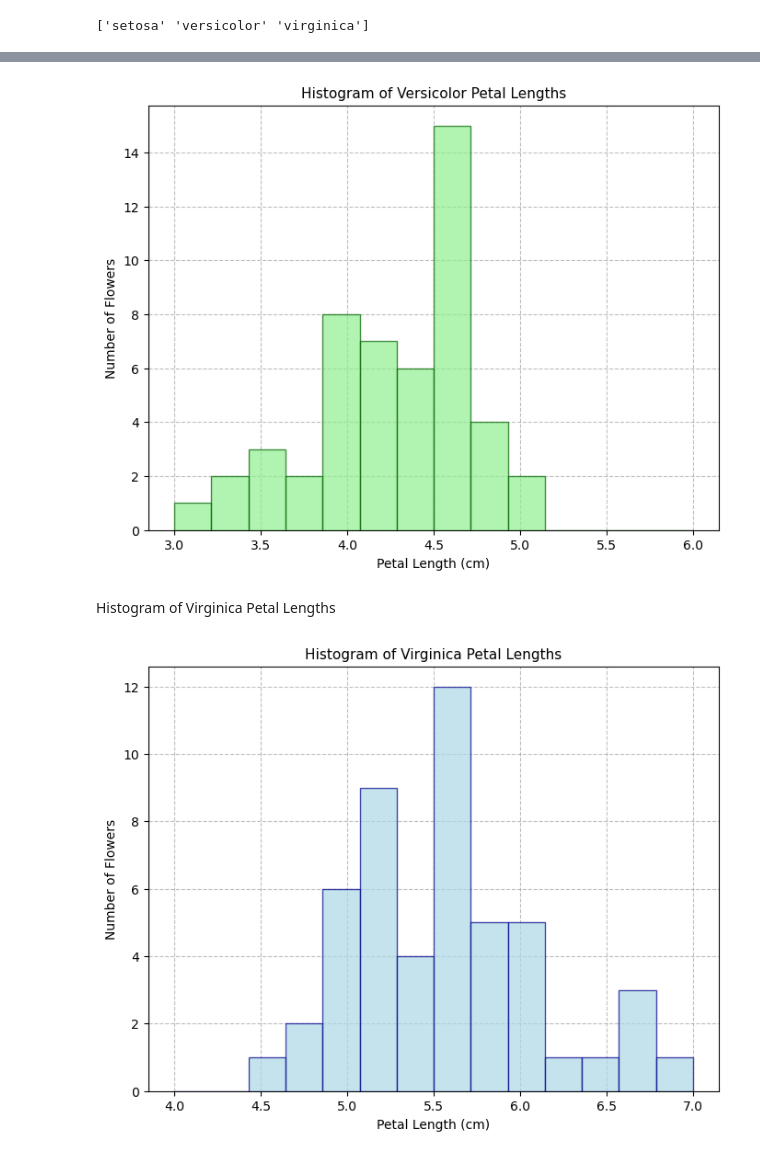
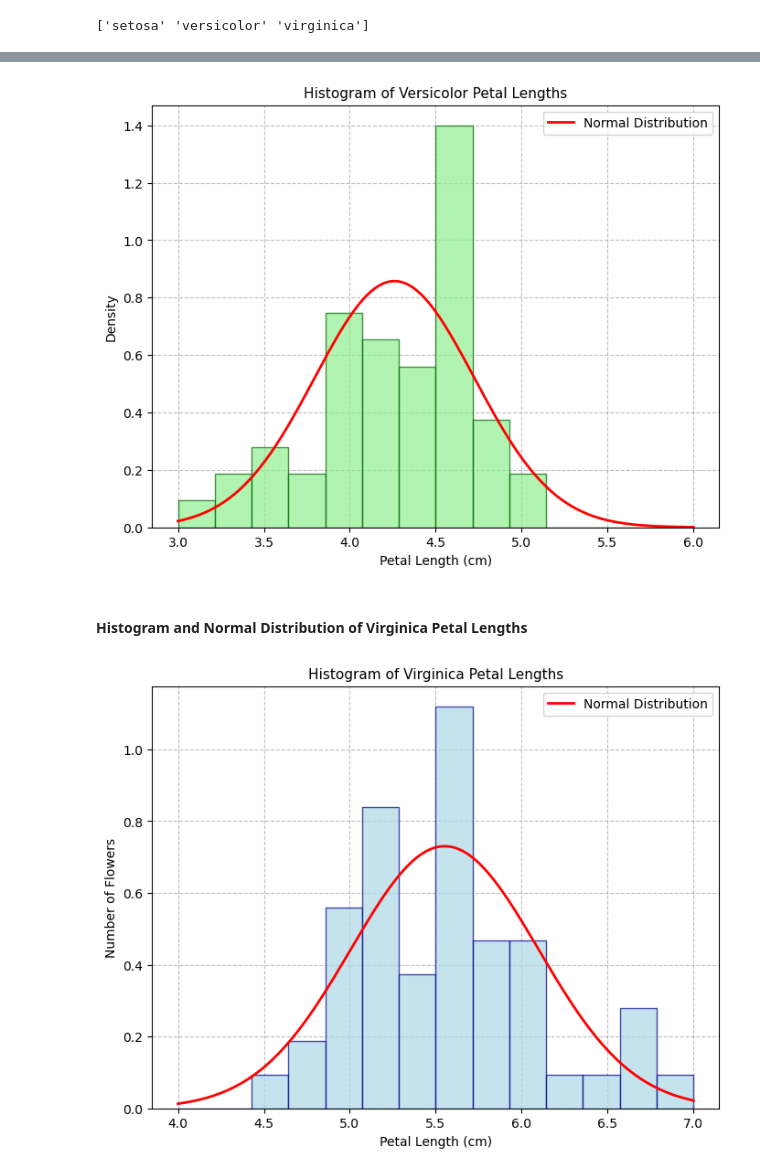
Before and after one commit to Maroua-El-Imame/applied-statistics-assessment, a Jupyter notebook: problems.ipynb, the cells around one changed output, grey strips where cells are left out. Saved outputs shown, nothing was run; the diff lists cells and outputs as text; code cells hidden in the pictures.

```diff
--- a/problems.ipynb
+++ b/problems.ipynb
@@ -181,32 +255,57 @@ Name: petal_length, dtype: float64
 # %%
+# calculate mean and standard deviation for Versicolor
+mean = np.mean(versicolor_petal_length)
+std = np.std(versicolor_petal_length)
+
 # plot a histogram showing the petal lengths of Versicolor flowers
+# Use density=True to scale the histogram for comparison with the normal distribution curve
 plt.figure(figsize=(8, 6))
-plt.hist(versicolor_petal_length, bins=np.linspace(3, 6, 15), alpha=0.7, color='lightgreen', edgecolor='darkgreen', zorder=3)
+plt.hist(versicolor_petal_length, bins=np.linspace(3, 6, 15), alpha=0.7, color='lightgreen', edgecolor='darkgreen', zorder=3, density=True)
+
+
+# surimpose normal distribution curve
+x = np.linspace(3, 6, 200)
+plt.plot(x, stats.norm.pdf(x, mean, std), color='red', linewidth=2, zorder=4, label='Normal Distribution')
+
 # label the axes and add a title
 plt.title('Histogram of Versicolor Petal Lengths', fontsize=11)
 plt.xlabel('Petal Length (cm)', fontsize=10)
-plt.ylabel('Number of Flowers', fontsize=10)
+plt.ylabel('Density', fontsize=10)
+
 # Add a grid to the plot for better readability
 plt.grid(True, color='gray', linestyle='--', alpha=0.5)
+plt.legend()
 
 # Display the plot
 plt.show()
 # %% [output]
-[figure, old version]
+[figure, new version]
 # %% [markdown]
-Histogram of Virginica Petal Lengths
+#### Histogram and Normal Distribution of Virginica Petal Lengths
 # %%
+# calculate mean and standard deviation for Virginica
+mean = np.mean(virginica_petal_length)
+std = np.std(virginica_petal_length)
+
 # plot a histogram showing the petal lengths of Virginica flowers
+# Use density=True to scale the histogram for comparison with the normal distribution curve
 plt.figure(figsize=(8, 6))
-plt.hist(virginica_petal_length, bins=np.linspace(4, 7, 15), alpha=0.7, color='lightblue', edgecolor='darkblue', zorder=3)
+plt.hist(virginica_petal_length, bins=np.linspace(4, 7, 15), alpha=0.7, color='lightblue', edgecolor='darkblue', zorder=3, density=True)
+
+# surimpose normal distribution curve
+x = np.linspace(4, 7, 200)
+plt.plot(x, stats.norm.pdf(x, mean, std), color='red', linewidth=2, zorder=4, label='Normal Distribution')
+
 # label the axes and add a title
 plt.title('Histogram of Virginica Petal Lengths', fontsize=11)
 plt.xlabel('Petal Length (cm)', fontsize=10)
 plt.ylabel('Number of Flowers', fontsize=10)
+
 # Add a grid to the plot for better readability
 plt.grid(True, color='gray', linestyle='--', alpha=0.5)
+plt.legend()
 
 # Display the plot
 plt.show()
 # %% [output]
-[figure, old version]
+[figure, new version]
```
Also changed, not shown: parts of 20 cells of this notebook.
